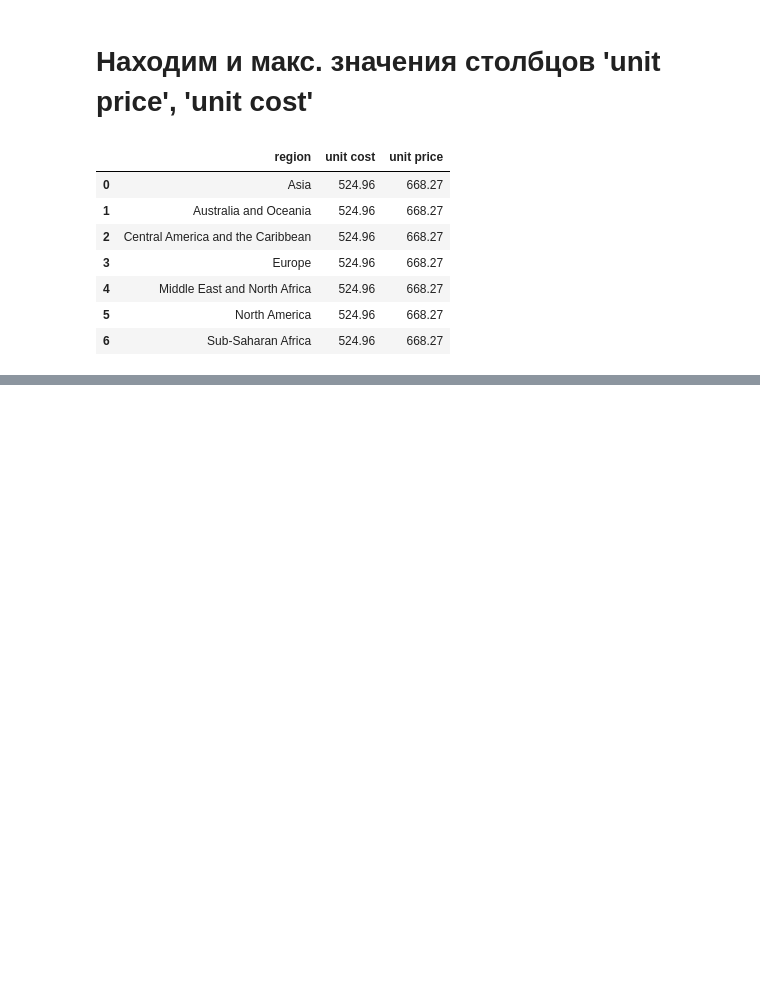
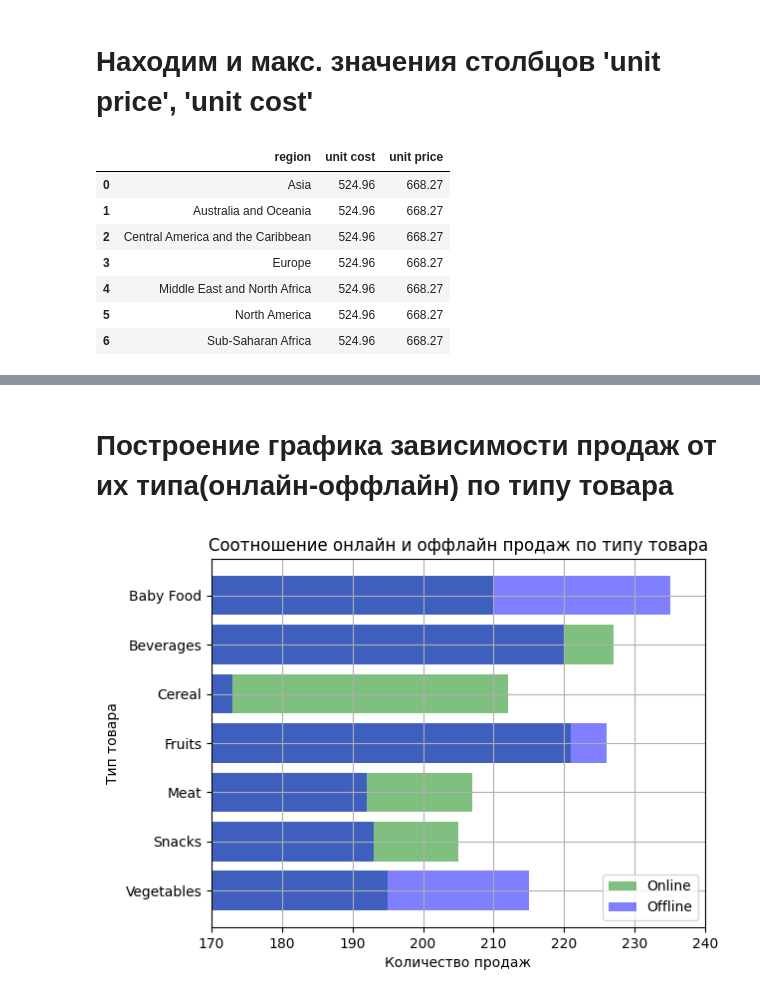
Before and after one commit to IlinaVN/PraktikaG236N005, a Jupyter notebook: LR8/1.ipynb, the cells around one changed output, grey strips where cells are left out. Cells and saved outputs as stored; diff of their text form; code cells hidden in the pictures; blank space fills up the shorter version.

```diff
--- a/LR8/1.ipynb
+++ b/LR8/1.ipynb
@@ -140,0 +94,3 @@ plt.show()
+# %%
+food_onl = df[((df['item type'] == 'Baby Food') | (df['item type'] == 'Snacks') | (df['item type'] == 'Beverages') | (df['item type'] == 'Cereal') | (df['item type'] == 'Meat') | (df['item type'] == 'Fruits') | (df['item type'] == 'Vegetables')) & (df['sales channel'] == 'Online')]
+food_offl = df[((df['item type'] == 'Baby Food') | (df['item type'] == 'Snacks') | (df['item type'] == 'Beverages') | (df['item type'] == 'Cereal') | (df['item type'] == 'Meat') | (df['item type'] == 'Fruits') | (df['item type'] == 'Vegetables')) & (df['sales channel'] == 'Offline')]
@@ -140,0 +100,23 @@ plt.show()
+# %%
+food_onl_sales = food_onl.pivot_table(index=['item type'], values=('sales channel'), aggfunc='count').sort_values('item type', ascending=False)
+food_onl_sales = food_onl_sales.reset_index()
+food_offl_sales = food_offl.pivot_table(index=['item type'], values=('sales channel'), aggfunc='count').sort_values('item type', ascending=False)
+food_offl_sales = food_offl_sales.reset_index()
+items_onl_sales = items_onl.pivot_table(index=['item type'], values=('sales channel'), aggfunc='count').sort_values('item type', ascending=False)
+items_onl_sales = items_onl_sales.reset_index()
+items_offl_sales = items_offl.pivot_table(index=['item type'], values=('sales channel'), aggfunc='count').sort_values('item type', ascending=False)
+items_offl_sales = items_offl_sales.reset_index()
+# %% [markdown]
+# Построение графика зависимости продаж от их типа(онлайн-оффлайн) по типу товара
+# %%
+plt.grid()
+plt.barh(food_onl_sales['item type'], food_onl_sales['sales channel'], alpha = 0.5, color = 'g', label = 'Online')
+plt.barh(food_offl_sales['item type'], food_offl_sales['sales channel'], alpha = 0.5, color = 'b', label = 'Offline')
+plt.legend()
+plt.xlim(170, 240)
+plt.ylabel('Тип товара')
+plt.xlabel('Количество продаж')
+plt.title('Соотношение онлайн и оффлайн продаж по типу товара')
+plt.show()
+# %% [output]
+[figure, added]
```
Also changed, not shown: parts of 24 cells of this notebook, 1 other file.
